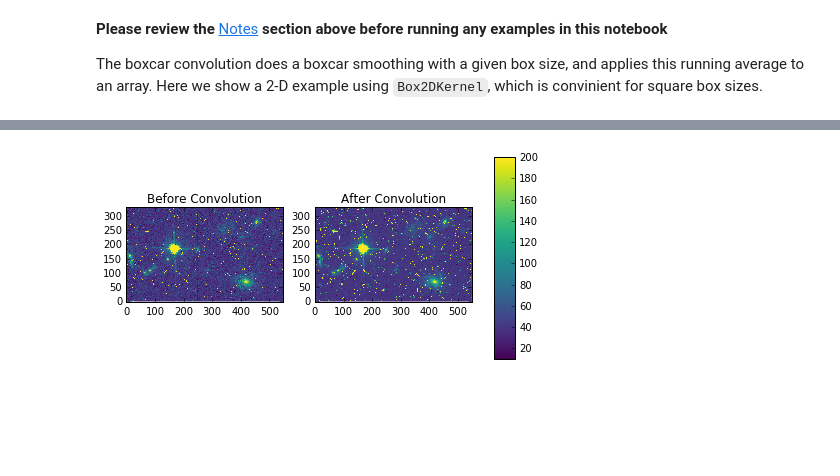
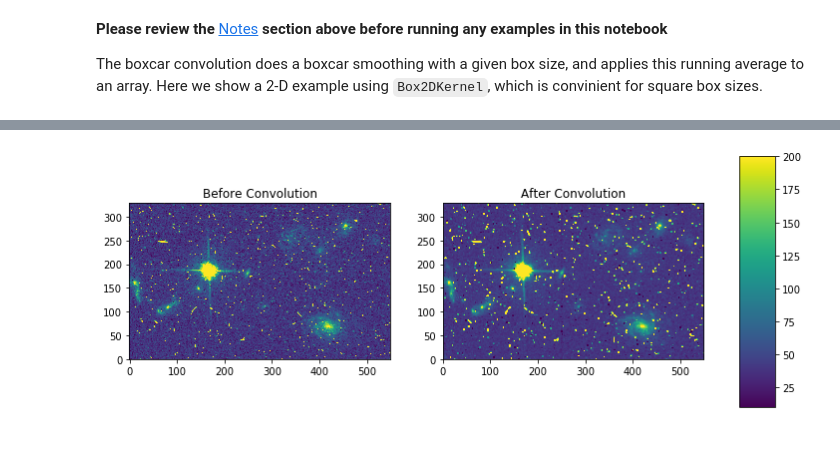
Before and after one commit to spacetelescope/stak-notebooks, a Jupyter notebook: notebooks/images.imfilter.ipynb, the cells around one changed output, grey strips where cells are left out. Cells and saved outputs as stored; diff of their text form; code cells hidden in the pictures; blank space fills up the shorter version.

```diff
--- a/notebooks/images.imfilter.ipynb
+++ b/notebooks/images.imfilter.ipynb
@@ -91,17 +91,18 @@ plt.show()
 # %%
 fig, axes = plt.subplots(nrows=1, ncols=2)
 pmin,pmax = 10, 200
 a = axes[0].imshow(my_arr,interpolation='none', origin='lower',vmin=pmin, vmax=pmax)
 axes[0].set_title('Before Convolution')
 a = axes[1].imshow(result,interpolation='none', origin='lower',vmin=pmin, vmax=pmax)
 axes[1].set_title('After Convolution')
 
 fig.subplots_adjust(right = 0.8,left=0)
 cbar_ax = fig.add_axes([0.85, 0.15, 0.05, 0.7])
 fig.colorbar(a, cax=cbar_ax)
+fig.set_size_inches(10,5)
 plt.show()
 # %% [output]
-[figure, old version]
+[figure, new version]
 # %% [markdown]
 <br>
 # %% [markdown]
```
Also changed, not shown: parts of 18 cells of this notebook.
